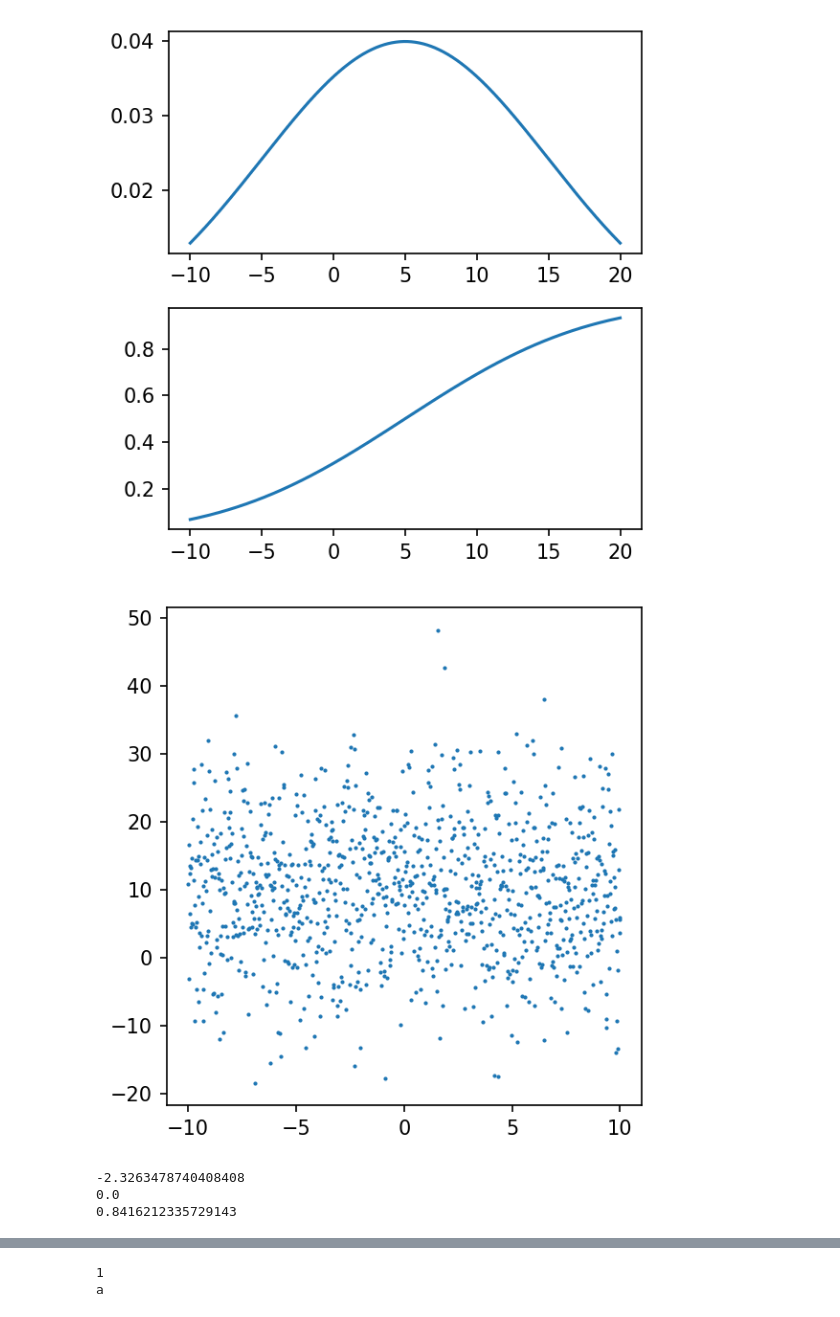
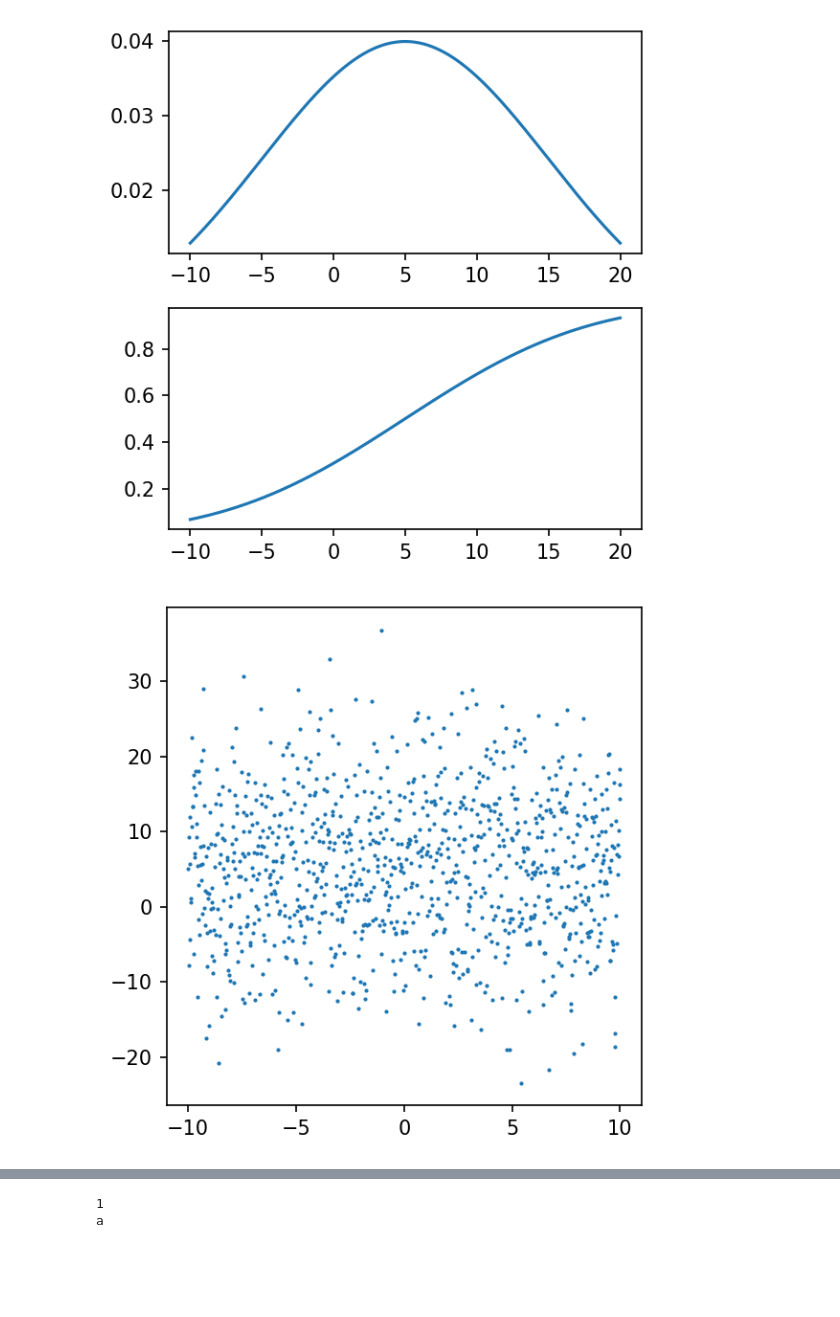
Before and after one commit to rodrigoms95/Hidro_sup, a Jupyter notebook: Clase 5/scipy.ipynb, the cells around one changed output, grey strips where cells are left out. Saved outputs shown, nothing was run; the diff lists cells and outputs as text; code cells hidden in the pictures; blank space fills up the shorter version.

```diff
--- a/Clase 5/scipy.ipynb
+++ b/Clase 5/scipy.ipynb
@@ -63,33 +66,25 @@ plt.show()
 # %%
 # Variables aleatorias.
 
 # Incializamos gráfica.
 fig, ax = plt.subplots()
 fig.set_facecolor("w")
 fig.set_size_inches(4, 4)
 fig.set_dpi(150)
 
-mu = 10
+# Media.
+mu = 5
+# Desviación estándar.
 sigma = 10
 
 x = np.linspace(-10, 10, 1000)
 r = stats.norm.rvs(size = 1000, loc = mu, scale = sigma,
     random_state = np.random.default_rng(np.random.SeedSequence().entropy) )
 
 ax.scatter(x, r, s = 1)
 
 fig.tight_layout()
 plt.show()
 # %% [output]
-[figure, old version]
+[figure, new version]
-# %%
-# Percentiles.
-
-print( stats.norm.ppf(0.01) )
-print( stats.norm.ppf(0.5) )
-print( stats.norm.ppf(0.8) )
-# %% [output]
--2.3263478740408408
-0.0
-0.8416212335729143
 # %%
```
Also changed, not shown: parts of 10 cells of this notebook, 1 other file.
